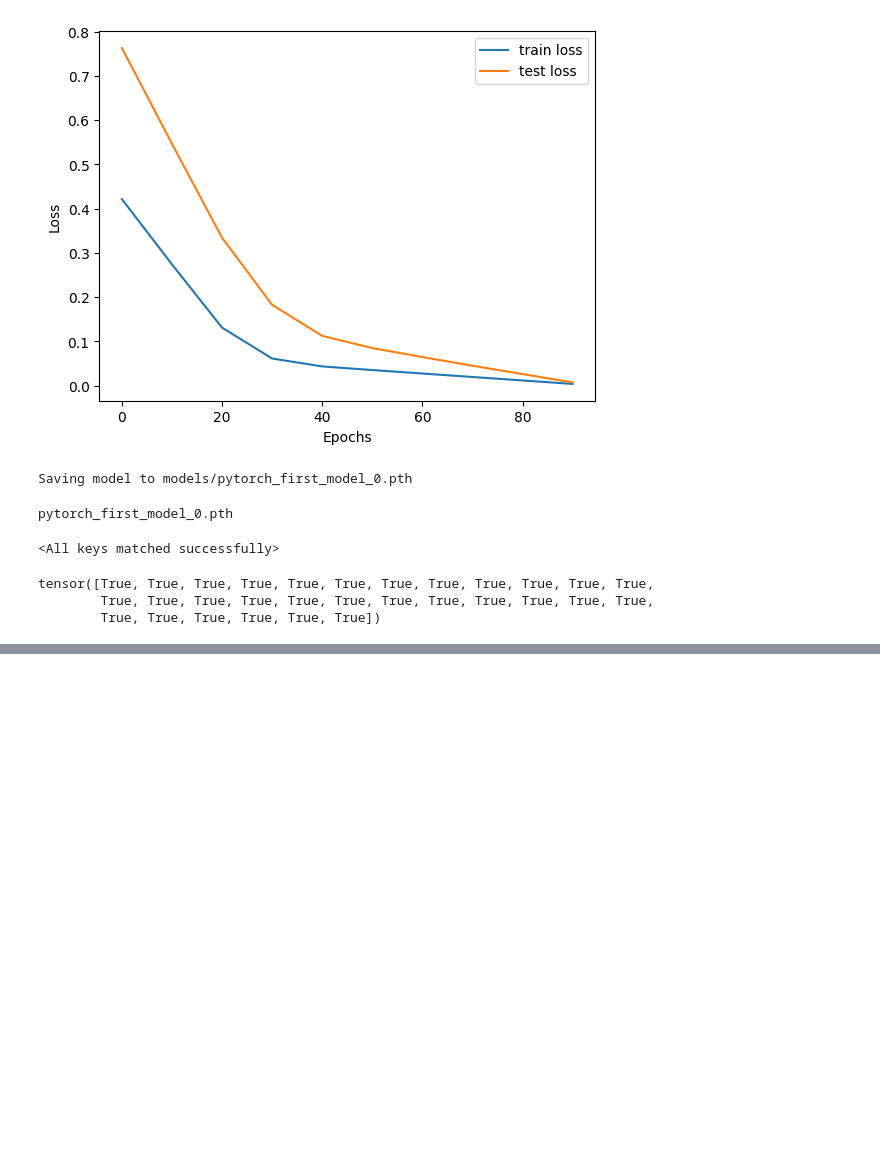
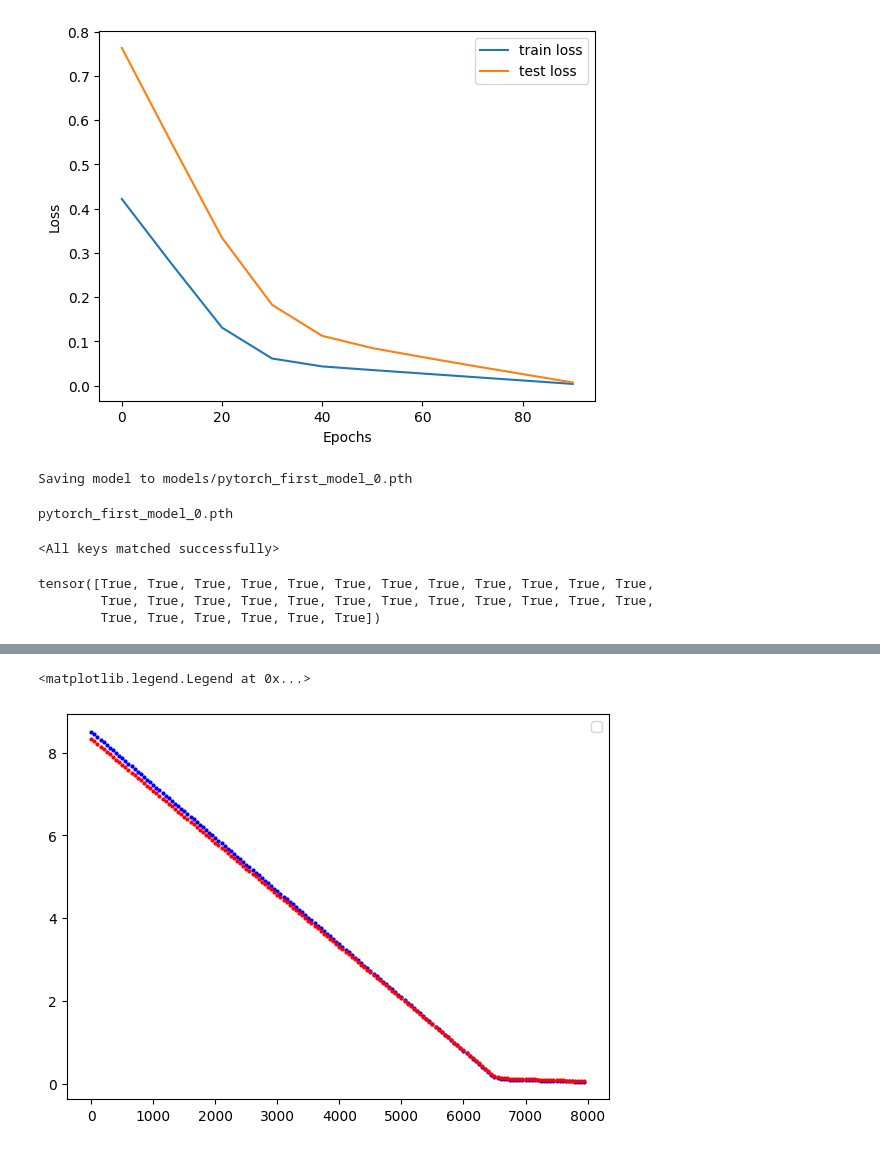
Before and after one commit to Zeckaris/pytorch-small-projects, a Jupyter notebook: fundamental01.ipynb, the cells around one changed output, grey strips where cells are left out. Cells and saved outputs as stored; diff of their text form; code cells hidden in the pictures; blank space fills up the shorter version.

```diff
--- a/fundamental01.ipynb
+++ b/fundamental01.ipynb
@@ -180,0 +270,8 @@ tensor([True, True, True, True, True, True, True, True, True, True, True, True,
+# %%
+plt.figure(figsize=(7,5))
+plt.scatter(epoch_values, train_loss_values, c='b' , s=4)
+plt.scatter(epoch_values, test_loss_values, c='r', s=4)
+plt.legend()
+# %% [output]
+<matplotlib.legend.Legend at 0x...>
+[figure, added]
```
Also changed, not shown: parts of 4 cells of this notebook.
